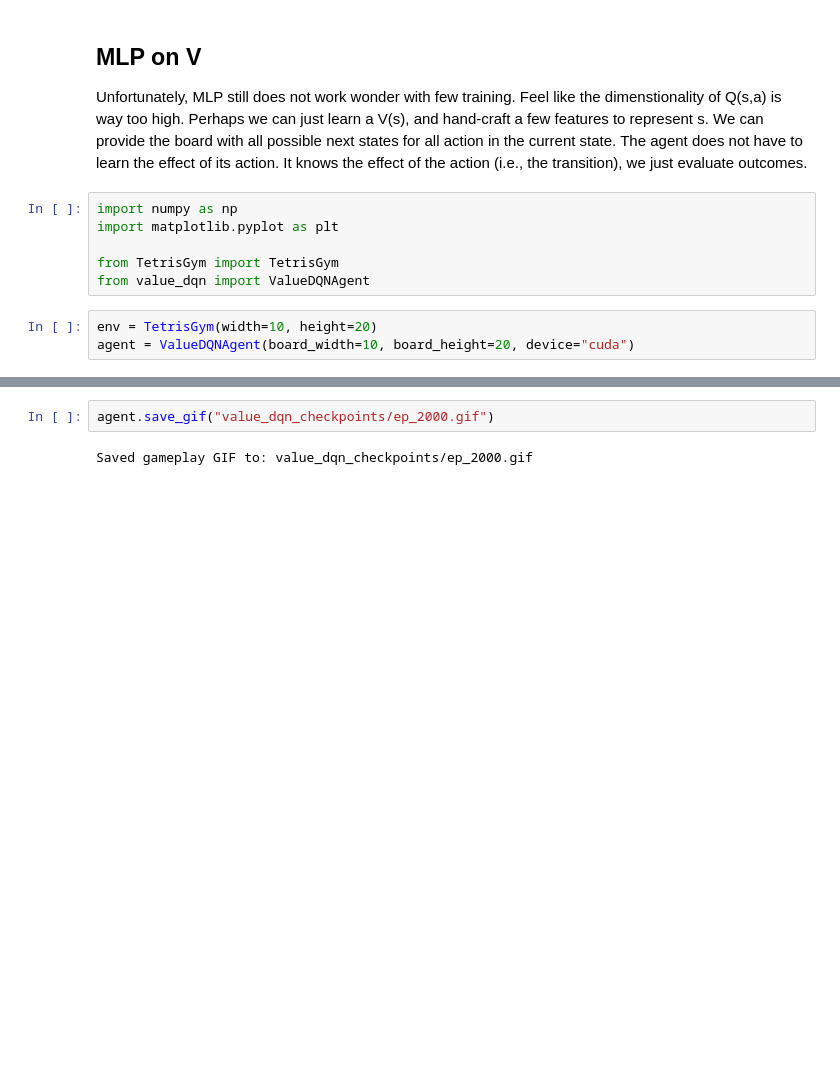
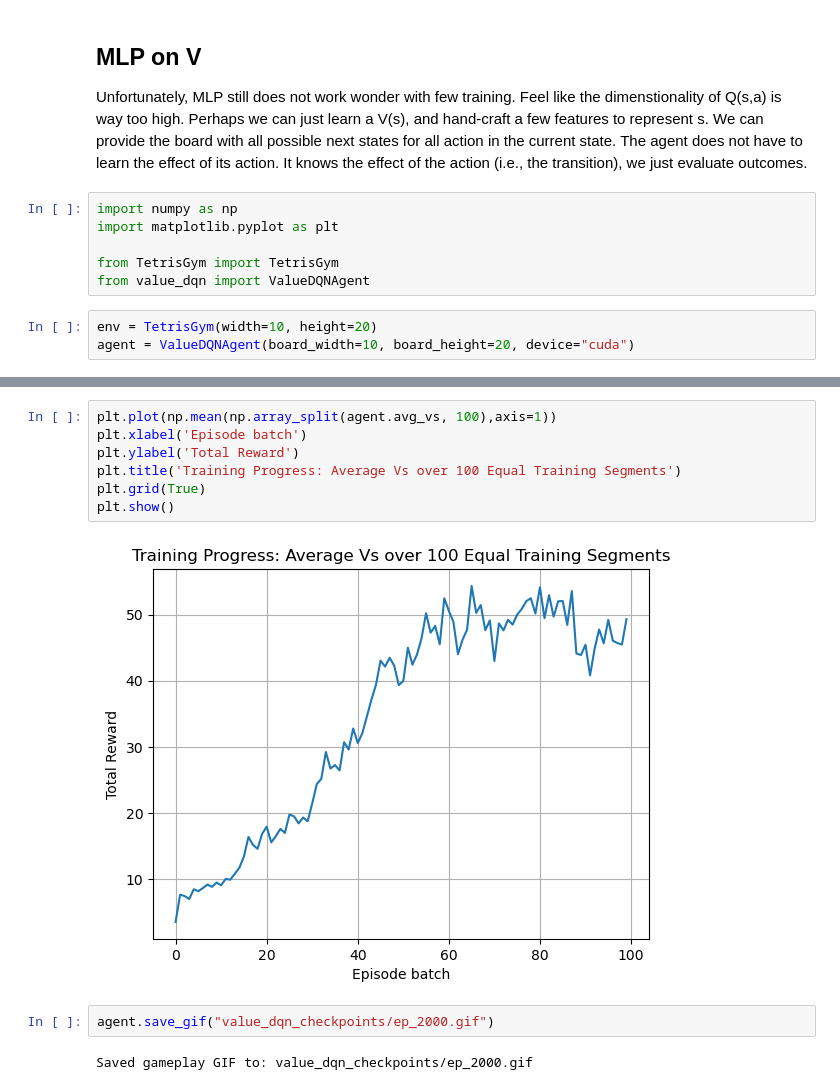
Before and after one commit to William-Pig/tetris_ai, a Jupyter notebook: main.ipynb, the cells around one changed output, grey strips where cells are left out. Cells and saved outputs as stored; diff of their text form; blank space fills up the shorter version.

```diff
--- a/main.ipynb
+++ b/main.ipynb
@@ -956,3 +956,12 @@ plt.show()
+# %%
+plt.plot(np.mean(np.array_split(agent.avg_vs, 100),axis=1))
+plt.xlabel('Episode batch')
+plt.ylabel('Total Reward')
+plt.title('Training Progress: Average Vs over 100 Equal Training Segments')
+plt.grid(True)
+plt.show()
+# %% [output]
+[figure, added]
 # %%
 agent.save_gif("value_dqn_checkpoints/ep_2000.gif")
 # %% [output]
```
Also changed, not shown: parts of 12 cells of this notebook, 2 other files.
